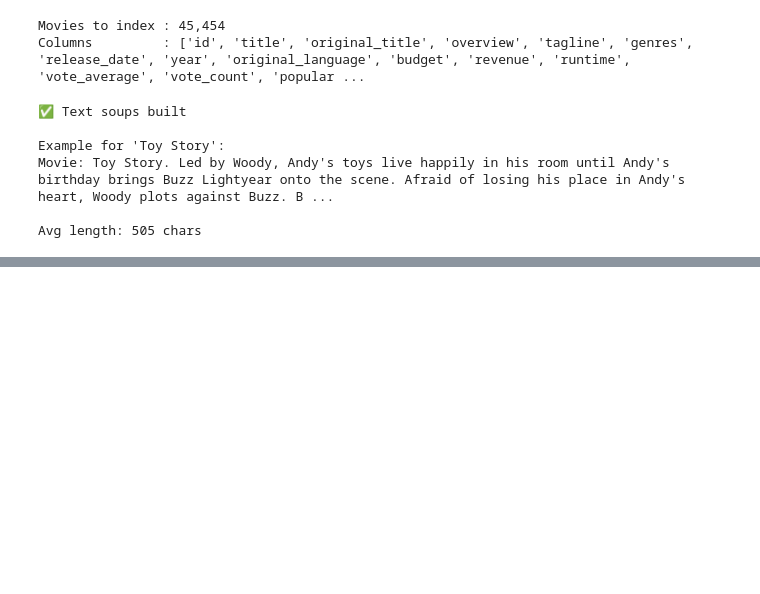
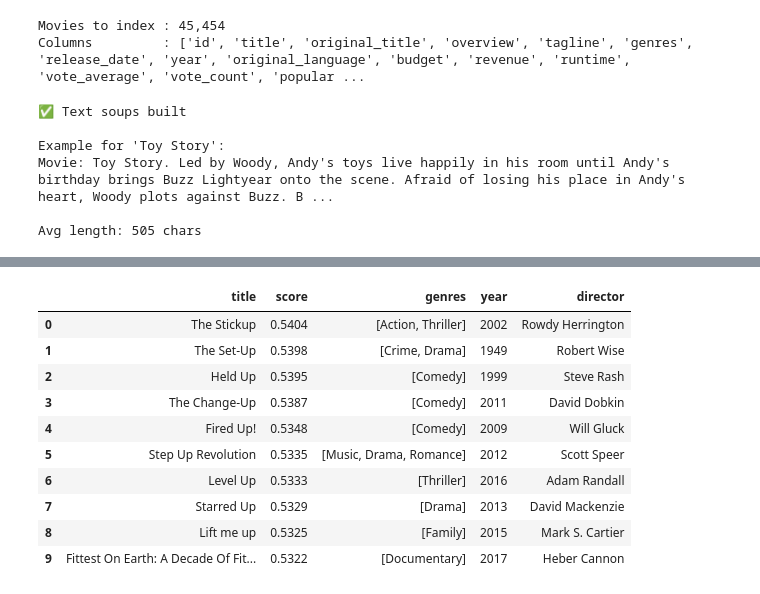
Before and after one commit to adarsha1993/Production-recsys, a Jupyter notebook: notebooks/week2_retrieval/11_qdrant_hybrid_search.ipynb, the cells around one changed output, grey strips where cells are left out. Saved outputs shown, nothing was run; the diff lists cells and outputs as text; code cells hidden in the pictures; blank space fills up the shorter version.

Commit message:
Day 11: Qdrant HNSW hybrid search — e5-large embeddings, BM25 sparse, dense+hybrid retrieval, latency benchmark

```diff
--- a/notebooks/week2_retrieval/11_qdrant_hybrid_search.ipynb
+++ b/notebooks/week2_retrieval/11_qdrant_hybrid_search.ipynb
@@ -285,2 +291,35 @@ Generating e5-large embeddings...
 # %%
 # Build BM25 Sparse Vectors
+print("Building BM25 sparse vectors...")
+print("Used for hybrid search — exact keyword "
+      "matching alongside dense vectors\n")
+
+# TF-IDF as BM25 approximation
+# Qdrant accepts sparse vectors in BM25 format
+tfidf = TfidfVectorizer(
+    max_features = 30_000,
+    ngram_range  = (1, 2),
+    min_df       = 2,
+    max_df       = 0.95,
+    sublinear_tf = True,
+    strip_accents= 'unicode',
+)
+
+tfidf_matrix = tfidf.fit_transform(
+    movies['text_soup'].values)
+
+print(f"✅ Sparse vectors built")
+print(f"   Shape       : {tfidf_matrix.shape}")
+print(f"   Vocabulary  : "
+      f"{len(tfidf.vocabulary_):,} terms")
+print(
+    f"   Density     : "
+    f"{(tfidf_matrix.nnz / (tfidf_matrix.shape[0] * tfidf_matrix.shape[1]) * 100):.3f}%"
+)
+# Save TF-IDF
+joblib.dump(tfidf,
+    FEAT + 'tfidf_vectorizer_qdrant.joblib')
+sp.save_npz(FEAT + 'tfidf_sparse.npz',
+            tfidf_matrix)
+
+print(f"✅ Sparse vectors saved")
@@ -286,0 +931,17 @@ Generating e5-large embeddings...
+# %%
+# Warm Cache
+dense_search("warmup", top_k=10)
+sparse_search("warmup", top_k=10)
+hybrid_search("warmup", top_k=10)
+# %% [output]
+|  | title | score | genres | year | director |
+| 0 | The Stickup | 0.5404 | [Action, Thriller] | 2002 | Rowdy Herrington |
+| 1 | The Set-Up | 0.5398 | [Crime, Drama] | 1949 | Robert Wise |
+| 2 | Held Up | 0.5395 | [Comedy] | 1999 | Steve Rash |
+| 3 | The Change-Up | 0.5387 | [Comedy] | 2011 | David Dobkin |
+| 4 | Fired Up! | 0.5348 | [Comedy] | 2009 | Will Gluck |
+| 5 | Step Up Revolution | 0.5335 | [Music, Drama, Romance] | 2012 | Scott Speer |
+| 6 | Level Up | 0.5333 | [Thriller] | 2016 | Adam Randall |
+| 7 | Starred Up | 0.5329 | [Drama] | 2013 | David Mackenzie |
+| 8 | Lift me up | 0.5325 | [Family] | 2015 | Mark S. Cartier |
+| 9 | Fittest On Earth: A Decade Of Fit... | 0.5322 | [Documentary] | 2017 | Heber Cannon |
```
Also changed, not shown: parts of 18 cells of this notebook.
